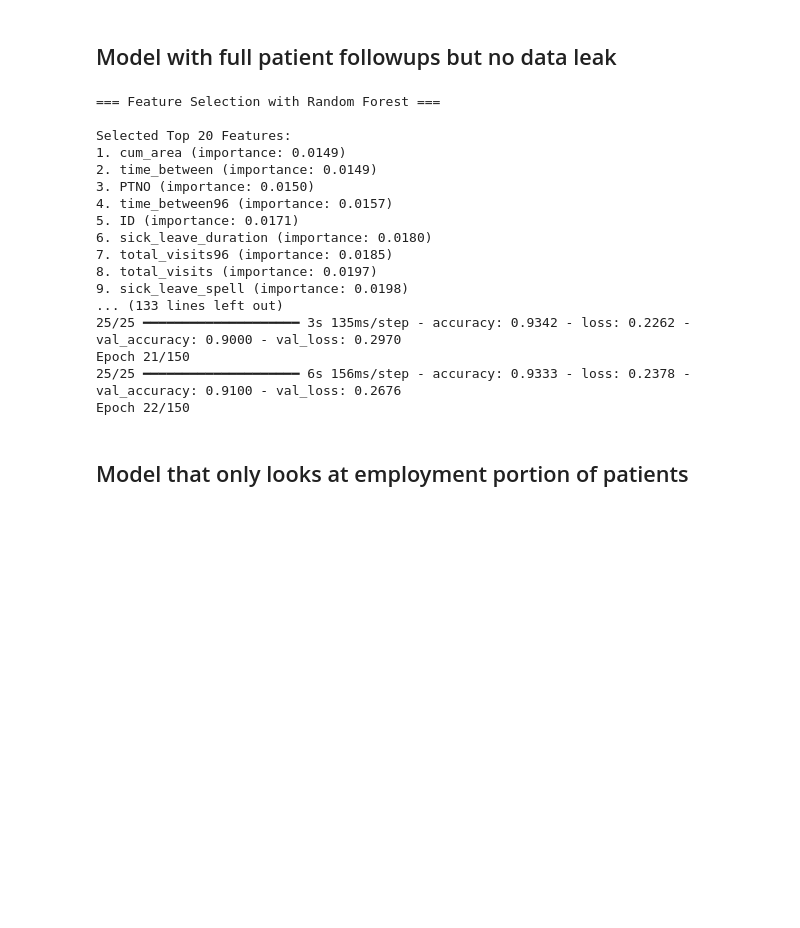
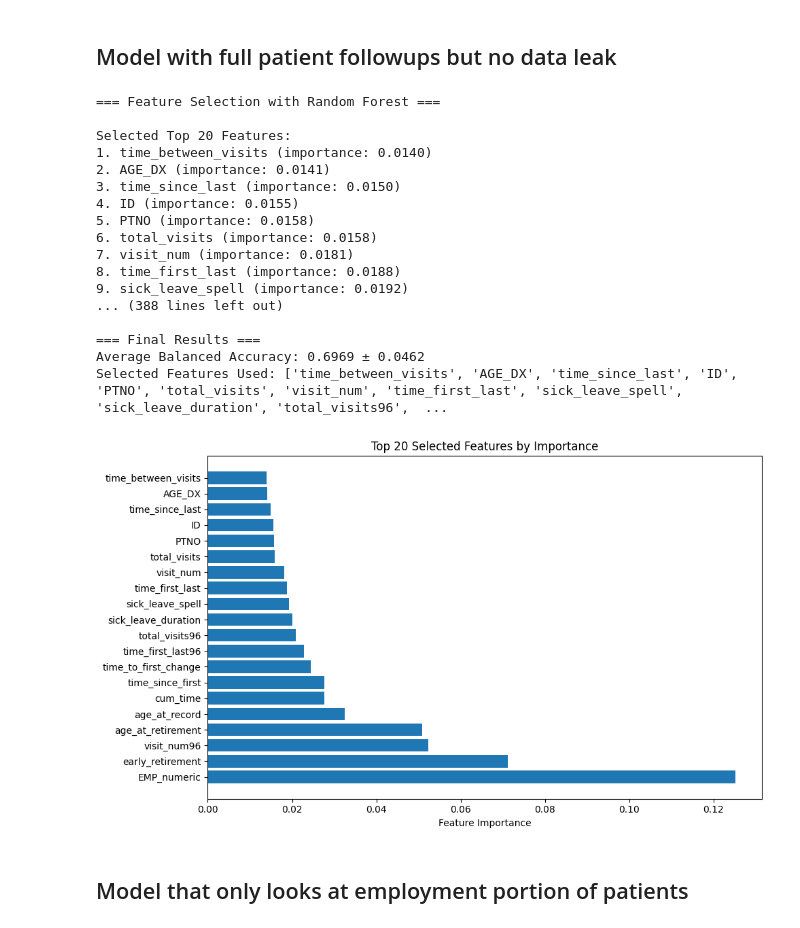
Before and after one commit to javmencia/ReSTORELab, a Jupyter notebook: SLElstmFinal.ipynb, the cells around one changed output. Cells and saved outputs as stored; diff of their text form; code cells hidden in the pictures; blank space fills up the shorter version.

```diff
--- a/SLElstmFinal.ipynb
+++ b/SLElstmFinal.ipynb
@@ -194,6 +240,9 @@ tf.random.set_seed(1927)
 data['sdi_flare_interaction'] = data['score_n'] * data['total_flares']
 data['flares_per_month'] = data['total_flares'] / (data['time_since_first']/30 + 1e-6)
 data['delta_SLEDAI_Renal'] = data.groupby('PTNO')['SLEDAI_Renal'].diff().fillna(0)
+data['time_between_visits'] = data.groupby('PTNO')['ASSDT'].diff().dt.days
+data['visits_last_year'] = data.groupby('PTNO')['ASSDT'].transform(
+    lambda x: x.apply(lambda d: ((x >= (d - pd.Timedelta(days=365))) & (x <= d)).sum()))
 
 # Select features
 numeric_cols = [col for col in data.select_dtypes(include=['int64', 'float64']).columns ]
@@ -295,47 +344,48 @@ for fold, (train_idx, val_idx) in enumerate(cv.split(X_seq, y_labels)):
               verbose=1)
 
     # Evaluate
     y_pred = model.predict(X_val)
     y_pred_classes = np.argmax(y_pred, axis=1)
     y_true_classes = np.argmax(y_val, axis=1)
 
     bal_acc = balanced_accuracy_score(y_true_classes, y_pred_classes)
     lstm_scores.append(bal_acc)
 
     print(f"\nFold {fold + 1} Balanced Accuracy: {bal_acc:.4f}")
     print(classification_report(y_true_classes, y_pred_classes))
 
 # Final Results
 print("\n=== Final Results ===")
 print(f"Average Balanced Accuracy: {np.mean(lstm_scores):.4f} ± {np.std(lstm_scores):.4f}")
 print(f"Selected Features Used: {selected_features}")
 
 # Plot feature importances
 plt.figure(figsize=(10, 6))
 plt.barh(range(len(selected_features)), importances[top_20_idx][::-1])
 plt.yticks(range(len(selected_features)), np.array(selected_features)[::-1])
 plt.xlabel("Feature Importance")
 plt.title("Top 20 Selected Features by Importance")
 plt.tight_layout()
 plt.show()
 # %% [output]
 === Feature Selection with Random Forest ===
 
 Selected Top 20 Features:
-1. cum_area (importance: 0.0149)
-2. time_between (importance: 0.0149)
-3. PTNO (importance: 0.0150)
-4. time_between96 (importance: 0.0157)
-5. ID (importance: 0.0171)
-6. sick_leave_duration (importance: 0.0180)
-7. total_visits96 (importance: 0.0185)
-8. total_visits (importance: 0.0197)
-9. sick_leave_spell (importance: 0.0198)
-... (133 lines left out)
-25/25 ━━━━━━━━━━━━━━━━━━━━ 3s 135ms/step - accuracy: 0.9342 - loss: 0.2262 - val_accuracy: 0.9000 - val_loss: 0.2970
-Epoch 21/150
-25/25 ━━━━━━━━━━━━━━━━━━━━ 6s 156ms/step - accuracy: 0.9333 - loss: 0.2378 - val_accuracy: 0.9100 - val_loss: 0.2676
-Epoch 22/150
+1. time_between_visits (importance: 0.0140)
+2. AGE_DX (importance: 0.0141)
+3. time_since_last (importance: 0.0150)
+4. ID (importance: 0.0155)
+5. PTNO (importance: 0.0158)
+6. total_visits (importance: 0.0158)
+7. visit_num (importance: 0.0181)
+8. time_first_last (importance: 0.0188)
+9. sick_leave_spell (importance: 0.0192)
+... (388 lines left out)
+
+=== Final Results ===
+Average Balanced Accuracy: 0.6969 ± 0.0462
+Selected Features Used: ['time_between_visits', 'AGE_DX', 'time_since_last', 'ID', 'PTNO', 'total_visits', 'visit_num', 'time_first_last', 'sick_leave_spell', 'sick_leave_duration', 'total_visits96',  ...
+[figure, added]
 # %% [markdown]
 ## Model that only looks at employment portion of patients
 # %%
```
Also changed, not shown: parts of 2 cells of this notebook.
